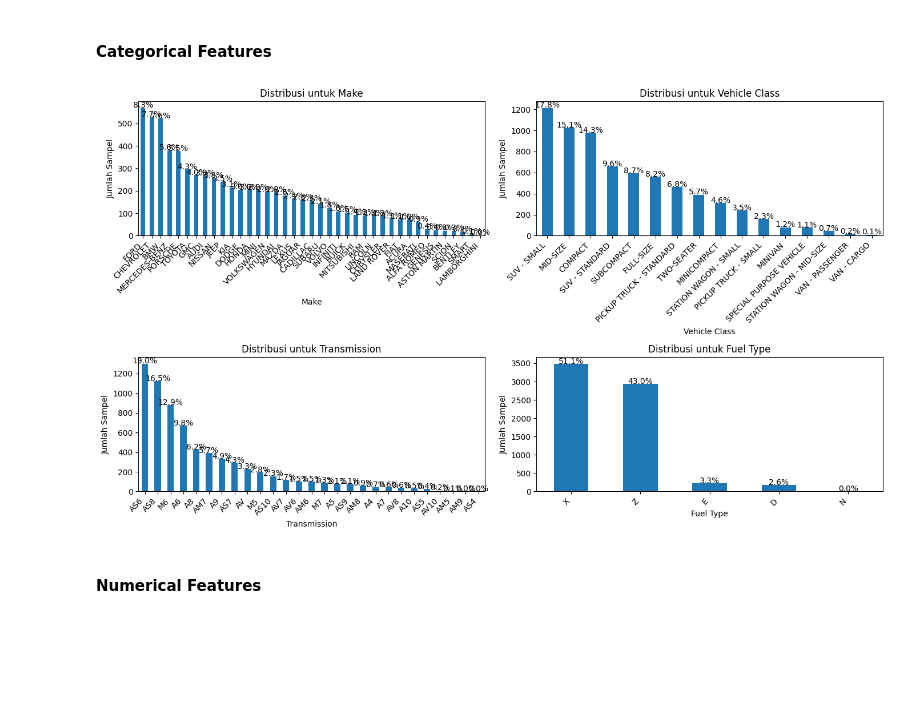
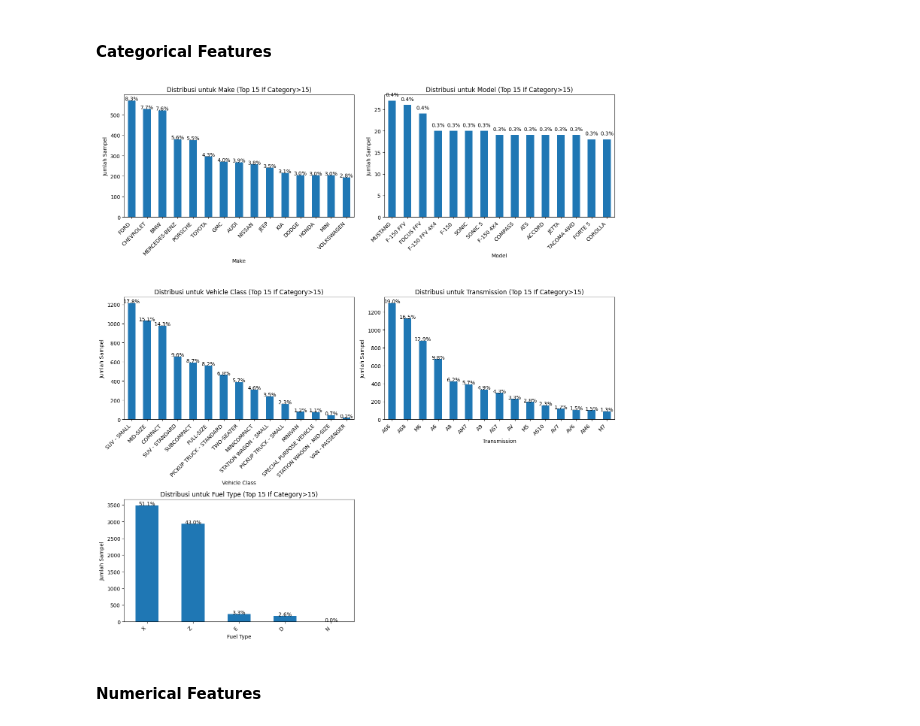
Before and after one commit to wahyuazizi/Predictive_Analysis_ML_Dicoding, a Jupyter notebook: Predicitve_Analysis_Vehicle_Emissions.ipynb, the cells around one changed output. Cells and saved outputs as stored; diff of their text form; code cells hidden in the pictures; blank space fills up the shorter version.

```diff
--- a/Predicitve_Analysis_Vehicle_Emissions.ipynb
+++ b/Predicitve_Analysis_Vehicle_Emissions.ipynb
@@ -206,54 +189,48 @@ df.shape
 #### Categorical Features
 # %%
 categorical_features = df.select_dtypes(include=['object'])
-categorical_features = categorical_features.drop(columns=['Model'])
 # %%
-import matplotlib.pyplot as plt
 
-def plot_feature_distribution(features, ax):
+def plot_feature_distribution(features, ax, top_n=10):
     # Calculate value counts and percentages
-    count = df[features].value_counts()
-    percent = 100 * df[features].value_counts(normalize=True)
+    count = df[features].value_counts().head(top_n)
+    percent = 100 * df[features].value_counts(normalize=True).head(top_n)
     df_summary = pd.DataFrame({'jumlah sampel': count, 'persentase': percent.round(1)})
 
     # Plot the bar chart on the provided axis (ax)
-    count.plot(kind='bar', ax=ax, title=f"Distribusi untuk {features}")
+    count.plot(kind='bar', ax=ax, title=f"Distribusi untuk {features} (Top {top_n} If Category>{top_n})")
     ax.set_xticklabels(count.index, rotation=45, ha='right')
     ax.set_ylabel("Jumlah Sampel")
     ax.set_xlabel(features)
 
     # Annotate the bars with percentage values
-    for p in ax.patches:
+    # for p in ax.patches:
+    for p, perc in zip(ax.patches, percent):
         height = p.get_height()
-        x = p.get_x() + p.get_width() / 2  # Get x-coordinate for the label
-
-        # Find the corresponding percentage for each category
-        category_index = count.index.get_loc(count.index[int(x)])  # Match the index of the category
-        percentage = percent.iloc[category_index]  # Get the percentage for this category
-
-        # Add the percentage value as text on top of each bar
-        ax.text(x, height + 1, f'{percentage:.1f}%', ha='center', fontsize=10)
+        # x = p.get_x() + p.get_width() / 2  # Get x-coordinate for the label
+        ax.text(p.get_x() + p.get_width() / 2, height + 1, f'{perc:.1f}%',
+                ha='center', fontsize=10)
 # %%
 # Create a new figure with multiple subplots
 n_cols = 2  # Tentukan jumlah kolom
 n_rows = (len(categorical_features.columns) + n_cols - 1) // n_cols  # Menentukan jumlah baris secara otomatis
-fig, axes = plt.subplots(n_rows, n_cols, figsize=(14, 4 * n_rows))  # Sesuaikan ukuran figure
+fig, axes = plt.subplots(n_rows, n_cols, figsize=(14, 5 * n_rows))  # Sesuaikan ukuran figure
 
 # Flatten axes array untuk mempermudah indexing
 axes = axes.flatten()
 
 # Loop melalui fitur kategorikal dan plot
 for i, feature in enumerate(categorical_features.columns):
-    plot_feature_distribution(feature, axes[i])
+    plot_feature_distribution(feature, axes[i], top_n=15)
 
 # Menghapus subplot yang tidak terpakai jika ada
 for j in range(i+1, len(axes)):
     fig.delaxes(axes[j])
 
 plt.tight_layout()  # Sesuaikan tata letak agar lebih rapat
 plt.show()
 # %% [output]
-[figure, old version]
+[figure, new version]
 # %% [markdown]
 #### Numerical Features
 # %%
```
Also changed, not shown: parts of 34 cells of this notebook.
